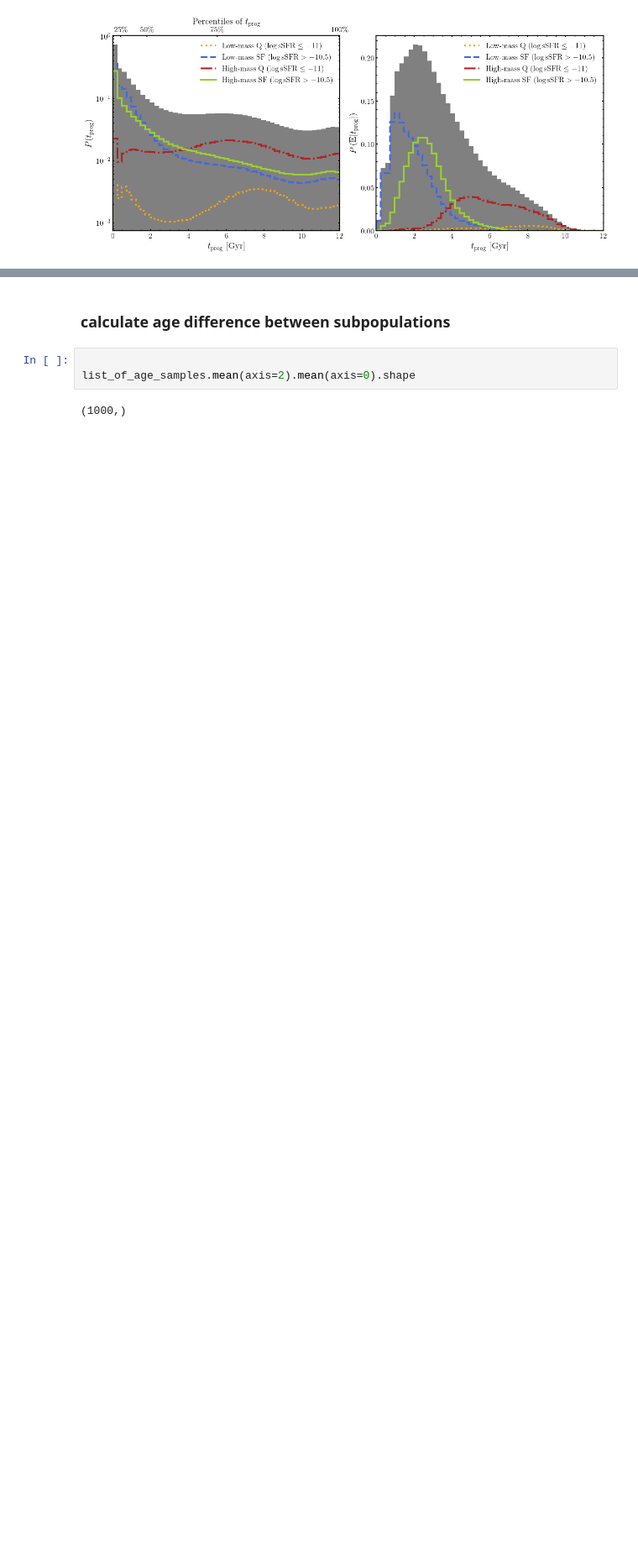
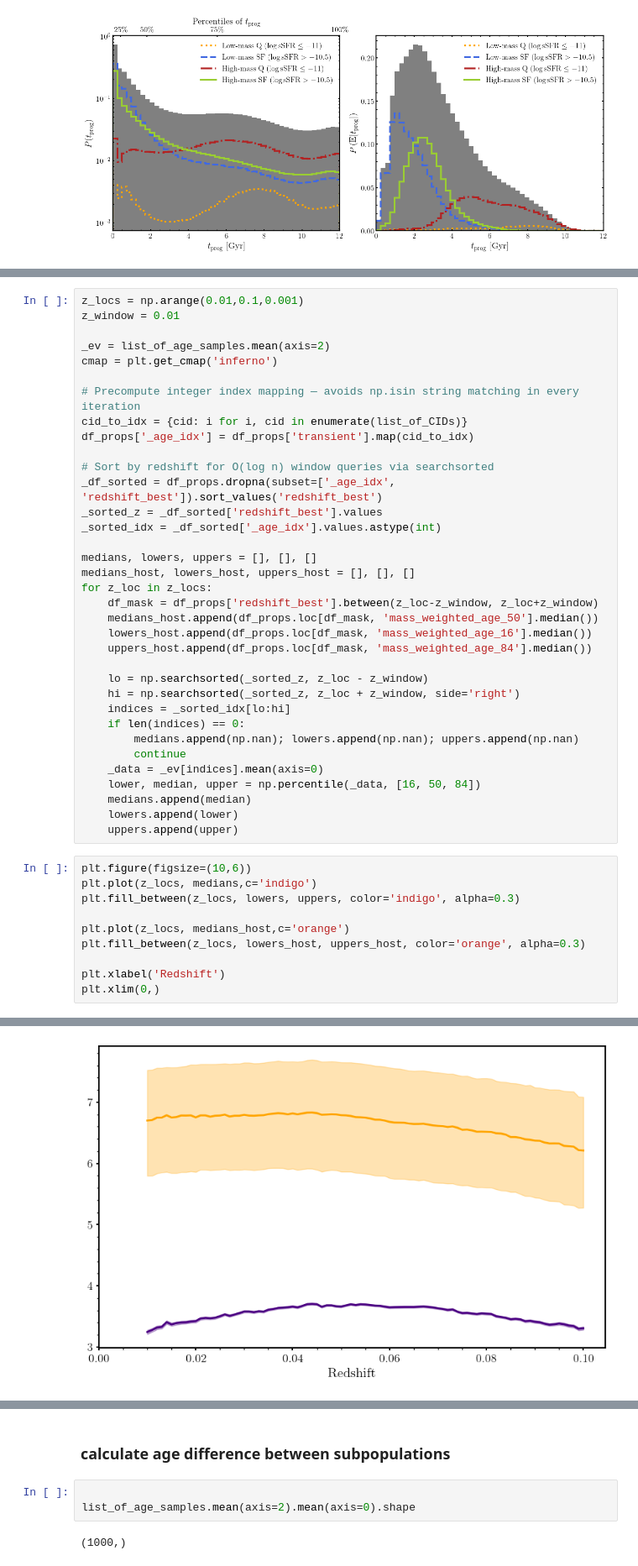
Before and after one commit to SterlingYM/age-of-titans, a Jupyter notebook: SFH_Iyer/analysis_v2.ipynb, the cells around one changed output, grey strips where cells are left out. Shown at 84% size. Cells and saved outputs as stored; diff of their text form; blank space fills up the shorter version.

Commit message:
Snapshot local uncommitted analysis (analysis_v2 edits, analysis.ipynb, W26 labels, figures)

```diff
--- a/SFH_Iyer/analysis_v2.ipynb
+++ b/SFH_Iyer/analysis_v2.ipynb
@@ -174,0 +310,46 @@ plt.savefig('figures/progenitor_age_histogram.pdf', bbox_inches='tight')
+# %%
+z_locs = np.arange(0.01,0.1,0.001)
+z_window = 0.01
+
+_ev = list_of_age_samples.mean(axis=2)
+cmap = plt.get_cmap('inferno')
+
+# Precompute integer index mapping — avoids np.isin string matching in every iteration
+cid_to_idx = {cid: i for i, cid in enumerate(list_of_CIDs)}
+df_props['_age_idx'] = df_props['transient'].map(cid_to_idx)
+
+# Sort by redshift for O(log n) window queries via searchsorted
+_df_sorted = df_props.dropna(subset=['_age_idx', 'redshift_best']).sort_values('redshift_best')
+_sorted_z = _df_sorted['redshift_best'].values
+_sorted_idx = _df_sorted['_age_idx'].values.astype(int)
+
+medians, lowers, uppers = [], [], []
+medians_host, lowers_host, uppers_host = [], [], []
+for z_loc in z_locs:
+    df_mask = df_props['redshift_best'].between(z_loc-z_window, z_loc+z_window)
+    medians_host.append(df_props.loc[df_mask, 'mass_weighted_age_50'].median())
+    lowers_host.append(df_props.loc[df_mask, 'mass_weighted_age_16'].median())
+    uppers_host.append(df_props.loc[df_mask, 'mass_weighted_age_84'].median())
+
+    lo = np.searchsorted(_sorted_z, z_loc - z_window)
+    hi = np.searchsorted(_sorted_z, z_loc + z_window, side='right')
+    indices = _sorted_idx[lo:hi]
+    if len(indices) == 0:
+        medians.append(np.nan); lowers.append(np.nan); uppers.append(np.nan)
+        continue
+    _data = _ev[indices].mean(axis=0)
+    lower, median, upper = np.percentile(_data, [16, 50, 84])
+    medians.append(median)
+    lowers.append(lower)
+    uppers.append(upper)
+# %%
+plt.figure(figsize=(10,6))
+plt.plot(z_locs, medians,c='indigo')
+plt.fill_between(z_locs, lowers, uppers, color='indigo', alpha=0.3)
+
+plt.plot(z_locs, medians_host,c='orange')
+plt.fill_between(z_locs, lowers_host, uppers_host, color='orange', alpha=0.3)
+
+plt.xlabel('Redshift')
+plt.xlim(0,)
+# %% [output]
@@ -174,0 +357 @@ plt.savefig('figures/progenitor_age_histogram.pdf', bbox_inches='tight')
+[figure, added]
```
Also changed, not shown: parts of 12 cells of this notebook, 6 other files.
